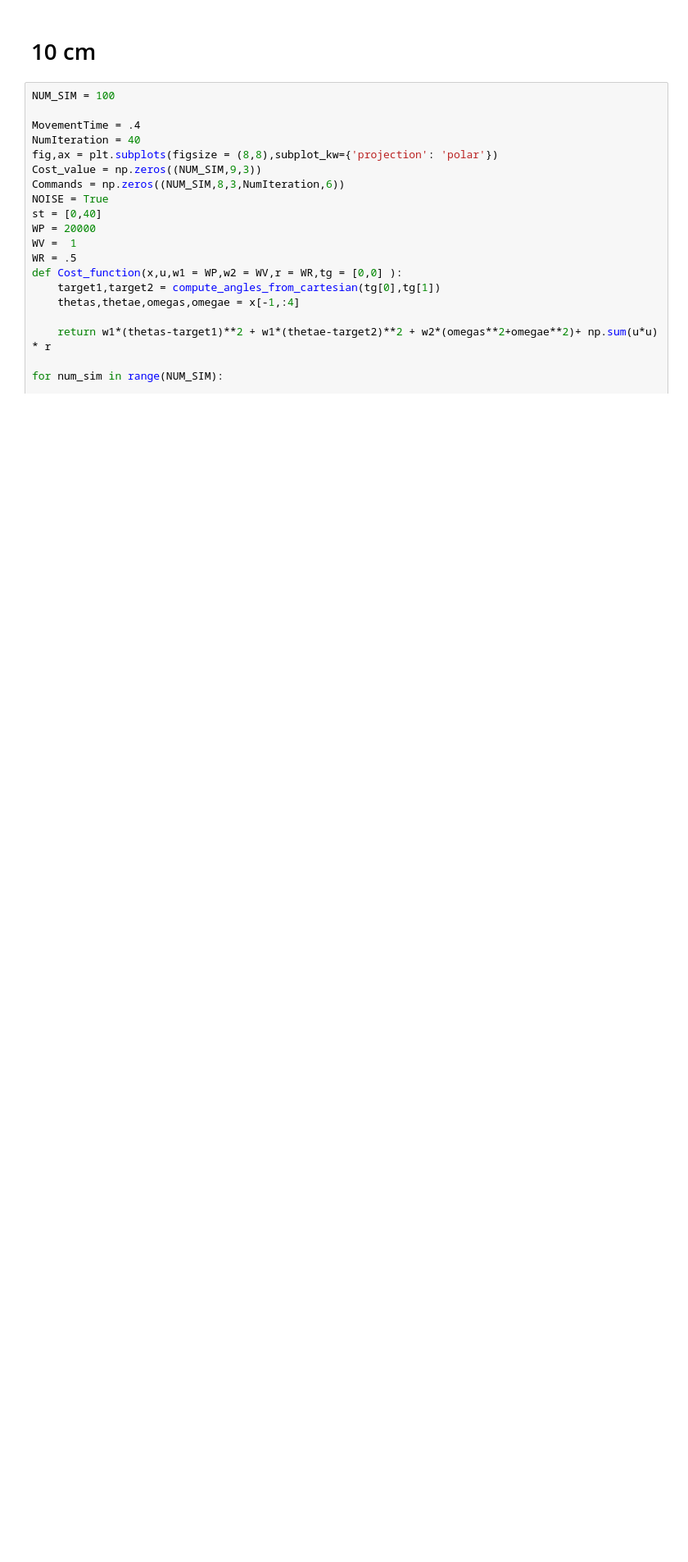
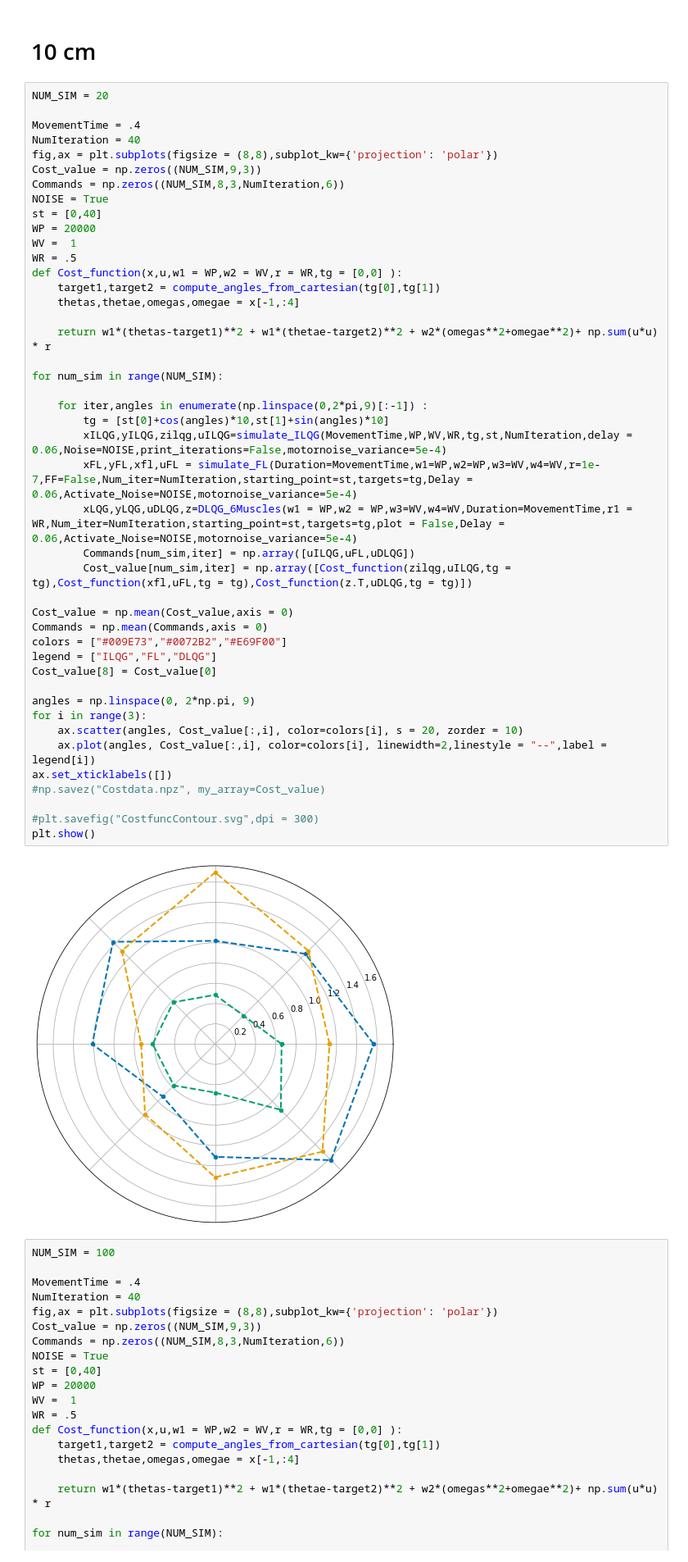
Before and after one commit to AlexandreThy/PhD, a Jupyter notebook: CurrentParts/PaperPlot.ipynb, the cells around one changed output. Shown at 82% size. Cells and saved outputs as stored; diff of their text form; blank space fills up the shorter version.

```diff
--- a/CurrentParts/PaperPlot.ipynb
+++ b/CurrentParts/PaperPlot.ipynb
@@ -329,6 +329,52 @@ plt.show()
 [figure]
 # %% [markdown]
 # 10 cm
+# %%
+NUM_SIM = 20
+
+MovementTime = .4
+NumIteration = 40
+fig,ax = plt.subplots(figsize = (8,8),subplot_kw={'projection': 'polar'})
+Cost_value = np.zeros((NUM_SIM,9,3))
+Commands = np.zeros((NUM_SIM,8,3,NumIteration,6))
+NOISE = True
+st = [0,40]
+WP = 20000
+WV =  1
+WR = .5
+def Cost_function(x,u,w1 = WP,w2 = WV,r = WR,tg = [0,0] ):
+    target1,target2 = compute_angles_from_cartesian(tg[0],tg[1])
+    thetas,thetae,omegas,omegae = x[-1,:4]
+
+    return w1*(thetas-target1)**2 + w1*(thetae-target2)**2 + w2*(omegas**2+omegae**2)+ np.sum(u*u) * r
+
+for num_sim in range(NUM_SIM):
+
+    for iter,angles in enumerate(np.linspace(0,2*pi,9)[:-1]) :
+        tg = [st[0]+cos(angles)*10,st[1]+sin(angles)*10]
+        xILQG,yILQG,zilqg,uILQG=simulate_ILQG(MovementTime,WP,WV,WR,tg,st,NumIteration,delay = 0.06,Noise=NOISE,print_iterations=False,motornoise_variance=5e-4)
+        xFL,yFL,xfl,uFL = simulate_FL(Duration=MovementTime,w1=WP,w2=WP,w3=WV,w4=WV,r=1e-7,FF=False,Num_iter=NumIteration,starting_point=st,targets=tg,Delay = 0.06,Activate_Noise=NOISE,motornoise_variance=5e-4)
+        xLQG,yLQG,uDLQG,z=DLQG_6Muscles(w1 = WP,w2 = WP,w3=WV,w4=WV,Duration=MovementTime,r1 = WR,Num_iter=NumIteration,starting_point=st,targets=tg,plot = False,Delay = 0.06,Activate_Noise=NOISE,motornoise_variance=5e-4)
+        Commands[num_sim,iter] = np.array([uILQG,uFL,uDLQG])
+        Cost_value[num_sim,iter] = np.array([Cost_function(zilqg,uILQG,tg = tg),Cost_function(xfl,uFL,tg = tg),Cost_function(z.T,uDLQG,tg = tg)])
+
+Cost_value = np.mean(Cost_value,axis = 0)
+Commands = np.mean(Commands,axis = 0)
+colors = ["#009E73","#0072B2","#E69F00"]
+legend = ["ILQG","FL","DLQG"]
+Cost_value[8] = Cost_value[0]
+
+angles = np.linspace(0, 2*np.pi, 9)
+for i in range(3):
+    ax.scatter(angles, Cost_value[:,i], color=colors[i], s = 20, zorder = 10)
+    ax.plot(angles, Cost_value[:,i], color=colors[i], linewidth=2,linestyle = "--",label = legend[i])
+ax.set_xticklabels([])
+#np.savez("Costdata.npz", my_array=Cost_value)
+
+#plt.savefig("CostfuncContour.svg",dpi = 300)
+plt.show()
+# %% [output]
+[figure, added]
 # %%
 NUM_SIM = 100
 
```
Also changed, not shown: parts of 1 cell of this notebook.
